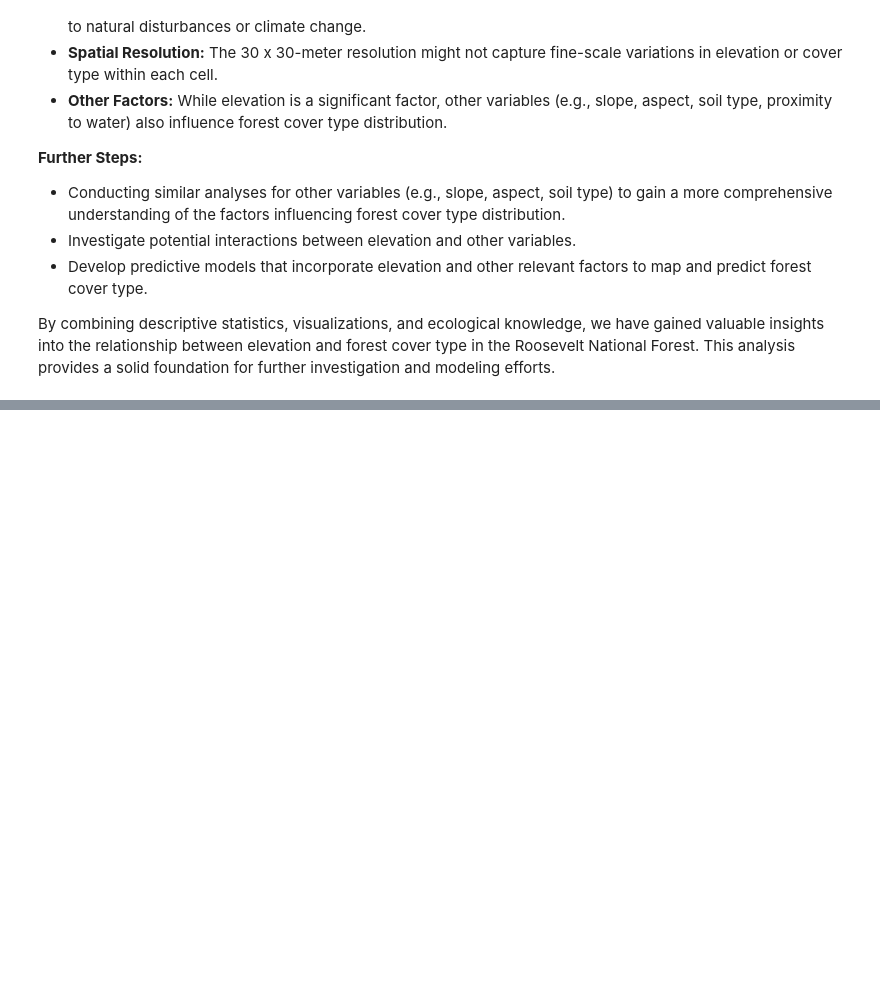
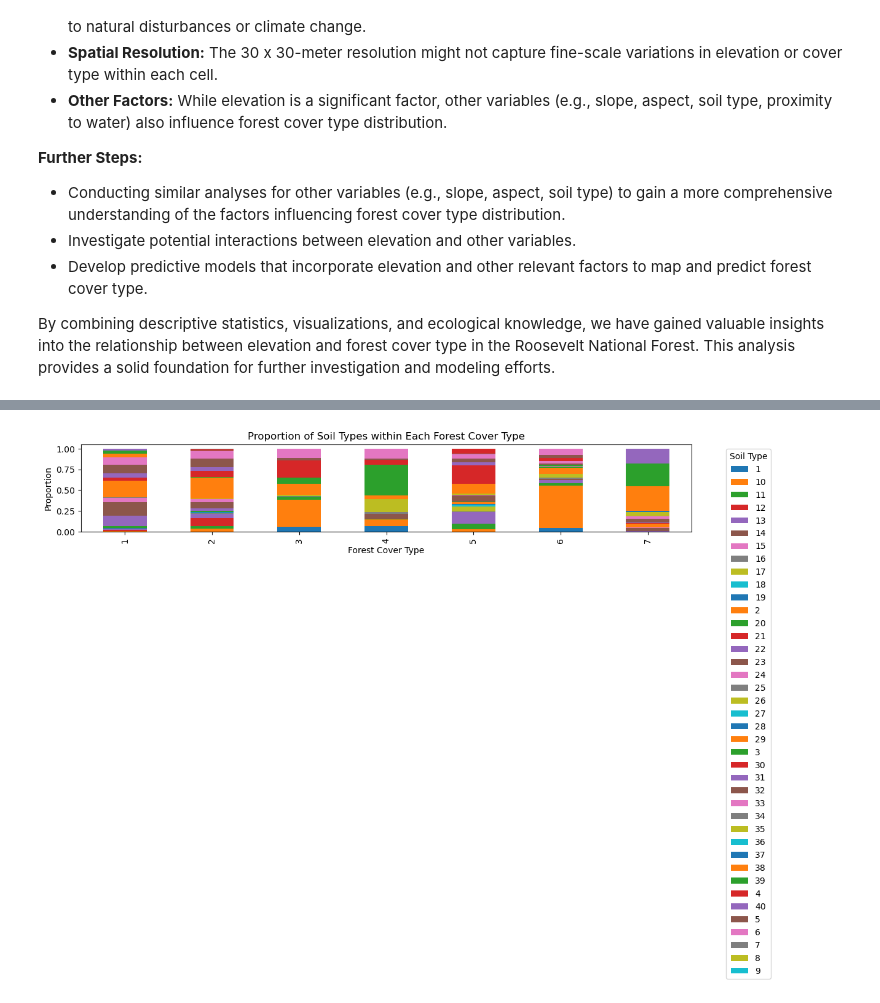
Before and after one commit to iamlkn/PDS_FinalProject, a Jupyter notebook: main.ipynb, the cells around one changed output, grey strips where cells are left out. Saved outputs shown, nothing was run; the diff lists cells and outputs as text; code cells hidden in the pictures; blank space fills up the shorter version.

```diff
--- a/main.ipynb
+++ b/main.ipynb
@@ -454,0 +556,4 @@ By combining descriptive statistics, visualizations, and ecological knowledge, w
+# %%
+# Create a cross-tabulation (contingency table) of Cover_Type and Soil_Type
+cross_tab = pd.crosstab(df['Cover_Type'], df['Soil_Type'])
+print(cross_tab)
@@ -454,0 +578,14 @@ By combining descriptive statistics, visualizations, and ecological knowledge, w
+# %%
+# Calculate the proportion of each soil type within each cover type
+cross_tab_prop = cross_tab.div(cross_tab.sum(axis=1), axis=0)
+
+# Create a stacked bar chart
+cross_tab_prop.plot(kind='bar', stacked=True, figsize=(12, 6))
+plt.title('Proportion of Soil Types within Each Forest Cover Type')
+plt.xlabel('Forest Cover Type')
+plt.ylabel('Proportion')
+plt.legend(title='Soil Type', bbox_to_anchor=(1.05, 1), loc='upper left')
+plt.tight_layout()
+plt.show()
+# %% [output]
+[figure, added]
```
Also changed, not shown: parts of 6 cells of this notebook.
